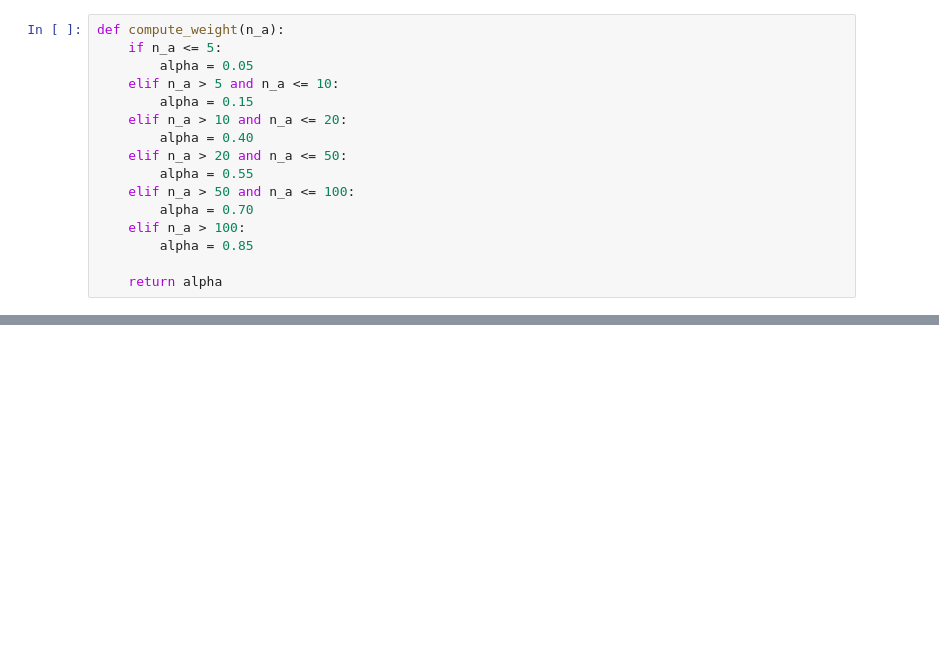
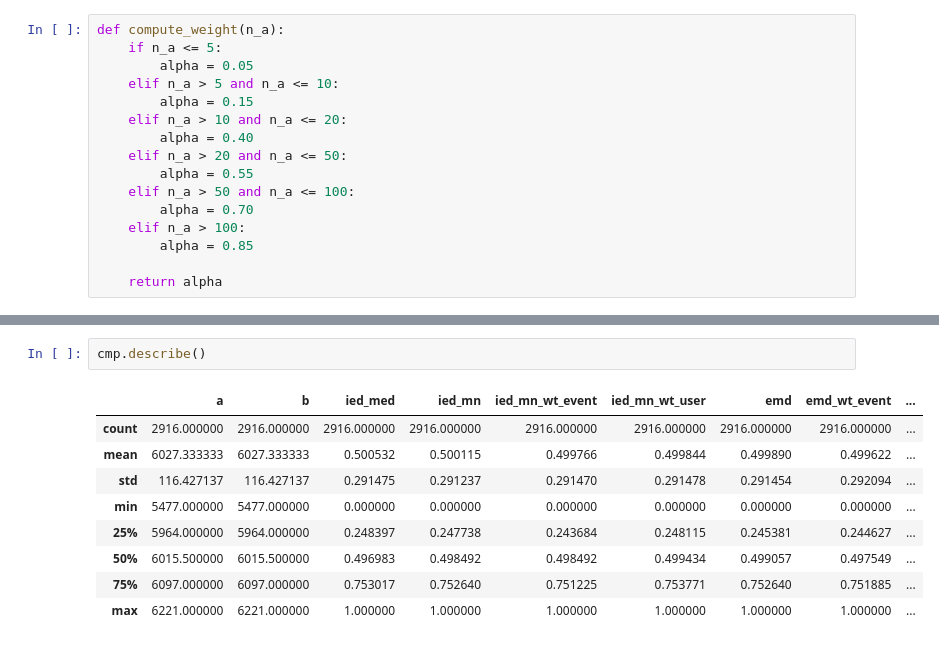
Before and after one commit to galbraic/spatial-assocr, a Jupyter notebook: notebooks/MDC.ipynb, the cells around one changed output, grey strips where cells are left out. Drawn from its saved outputs; the diff is of its cells as text; blank space fills up the shorter version.

```diff
--- a/notebooks/MDC.ipynb
+++ b/notebooks/MDC.ipynb
@@ -838,0 +973,12 @@ weight_func(300)
+# %%
+cmp.describe()
+# %% [output]
+|  | a | b | ied_med | ied_mn | ied_mn_wt_event | ied_mn_wt_user | emd | emd_wt_event | ... |
+| count | 2916.000000 | 2916.000000 | 2916.000000 | 2916.000000 | 2916.000000 | 2916.000000 | 2916.000000 | 2916.000000 | ... |
+| mean | 6027.333333 | 6027.333333 | 0.500532 | 0.500115 | 0.499766 | 0.499844 | 0.499890 | 0.499622 | ... |
+| std | 116.427137 | 116.427137 | 0.291475 | 0.291237 | 0.291470 | 0.291478 | 0.291454 | 0.292094 | ... |
+| min | 5477.000000 | 5477.000000 | 0.000000 | 0.000000 | 0.000000 | 0.000000 | 0.000000 | 0.000000 | ... |
+| 25% | 5964.000000 | 5964.000000 | 0.248397 | 0.247738 | 0.243684 | 0.248115 | 0.245381 | 0.244627 | ... |
+| 50% | 6015.500000 | 6015.500000 | 0.496983 | 0.498492 | 0.498492 | 0.499434 | 0.499057 | 0.497549 | ... |
+| 75% | 6097.000000 | 6097.000000 | 0.753017 | 0.752640 | 0.751225 | 0.753771 | 0.752640 | 0.751885 | ... |
+| max | 6221.000000 | 6221.000000 | 1.000000 | 1.000000 | 1.000000 | 1.000000 | 1.000000 | 1.000000 | ... |
```
Also changed, not shown: parts of 13 cells of this notebook, 1 other file.
